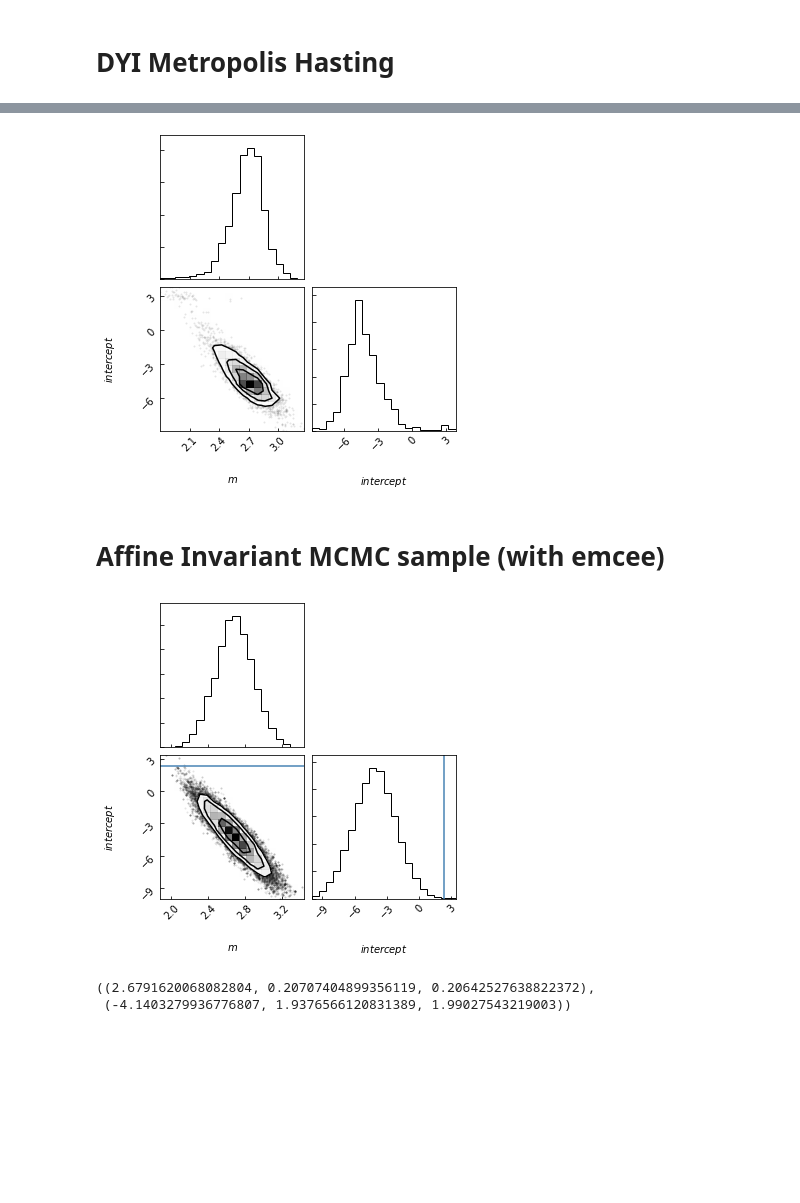
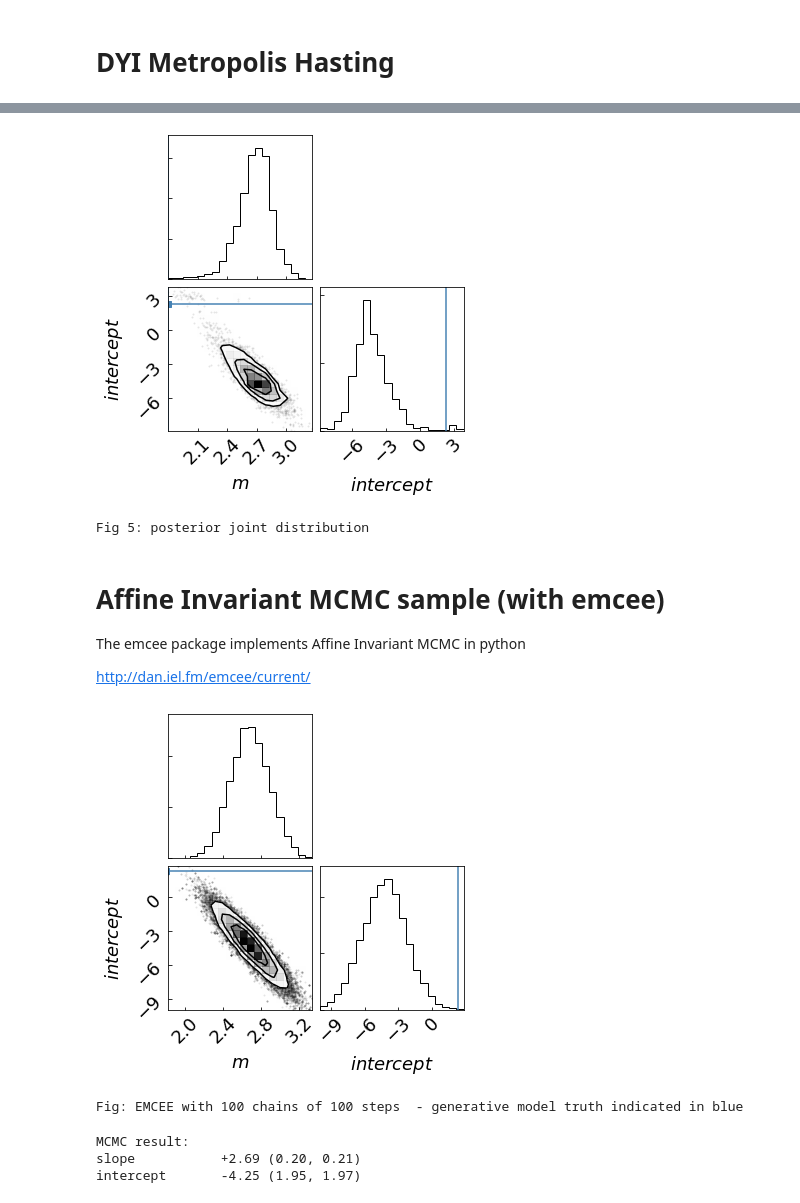
Before and after one commit to fedhere/MClectureCUSP17, a Jupyter notebook: DYI_MCMC.ipynb, the cells around one changed output, grey strips where cells are left out. Saved outputs shown, nothing was run; the diff lists cells and outputs as text; code cells hidden in the pictures; blank space fills up the shorter version.

```diff
--- a/DYI_MCMC.ipynb
+++ b/DYI_MCMC.ipynb
@@ -11,5 +14,6 @@ from scipy.stats import norm as spnorm
 %pylab inline
 
 pl.rcParams['figure.figsize']= (10,10)
+pl.rcParams['font.size'] = 18
 # %% [output]
 Populating the interactive namespace from numpy and matplotlib
@@ -99,4 +111,6 @@ p_proposal = np.exp(ln_proposal + prior_proposal)
 # %%
+N = 10000 #number of steps in my chain
+
 # move along the walk N = 100, 1000 steps
 np.random.seed(666)
 
@@ -121,7 +135,7 @@ prior_proposal = lnprior(proposal)
 p_current = np.exp(ln_current + prior_current)
 p_proposal = np.exp(ln_proposal + prior_proposal)
 
-for i in range(10000):
+for i in range(N):
 
     # calculate the proposal and the prior  and likelihood there
     proposal = spnorm(theta_current, proposal_width).rvs()
@@ -146,3 +160,7 @@ for i in range(10000):
 
             theta_current, ln_current, prior_current, p_current = proposal, ln_proposal, prior_proposal, p_proposal
             walk.append(proposal)
+m_mcmc = np.percentile(np.array(walk)[:,0], [50, 16, 84])
+b_mcmc = np.percentile(np.array(walk)[:,1], [50, 16, 84])
+mcmcRes = np.concatenate([m_mcmc, b_mcmc])
+print ("MCMC result:\nslope\t\t{0:+.2f} ({1:.2f}, {2:.2f})\nintercept\t{3:.2f} ({4:.2f}, {5:.2f})".format(*mcmcRes))
@@ -172,7 +199,15 @@ print (np.percentile(np.array(walk)[:,0], [50, 16, 84]),
 # %%
-fig = corner.corner(walk, labels=["$m$","$intercept$"])
+fig = corner.corner(walk, labels=["$m$","$intercept$"],
+                   truths=(m_true, b_true))
+pl.show()
+print ("Fig 5: posterior joint distribution - generative model truth indicated in blue")
 # %% [output]
-[figure, old version]
+[figure, new version]
+Fig 5: posterior joint distribution
 # %% [markdown]
 # Affine Invariant MCMC sample (with emcee)
+
+The emcee package implements Affine Invariant MCMC in python
+
+http://dan.iel.fm/emcee/current/
 # %%
@@ -182,25 +218,31 @@ def lnprob(theta, x, y, yerr):
         return -np.inf
     return lp + lnlike(theta, x, y, yerr)
 # %%
-ndim, nwalkers = 2, 100
+ndim, nwalkers, nsteps = 2, 100, 500
 pos = [np.array([m_true, b_true]) + 1e-4*np.random.randn(ndim) for i in range(nwalkers)]
 sampler = emcee.EnsembleSampler(nwalkers, ndim, lnprob, args=(x, y, yerr))
-sampler.run_mcmc(pos, 500);
+sampler.run_mcmc(pos, nsteps);
 # %%
 samples = sampler.chain[:, 150:, :].reshape((-1, ndim))
 fig = corner.corner(samples, labels=["$m$","$intercept$"],
                       truths=[m_true, b_true])
+pl.show()
+print ("Fig 6: EMCEE with {0:d} chains of {0:d} steps  ".format(nwalkers, nsteps) +
+       "- generative model truth indicated in blue")
 # %% [output]
-[figure, old version]
+[figure, new version]
+Fig: EMCEE with 100 chains of 100 steps  - generative model truth indicated in blue
 # %%
 m_mcmc, b_mcmc = map(lambda v: (v[1], v[2]-v[1], v[1]-v[0]),
                              zip(*np.percentile(samples, [16, 50, 84],
                                                 axis=0)))
-# %%
-m_mcmc, b_mcmc
-# %% [output]
-((2.6791620068082804, 0.20707404899356119, 0.20642527638822372),
- (-4.1403279936776807, 1.9376566120831389, 1.99027543219003))
+# %%
+mcmcRes = np.concatenate([m_mcmc, b_mcmc])
+print ("MCMC result:\nslope\t\t{0:+.2f} ({1:.2f}, {2:.2f})\nintercept\t{3:.2f} ({4:.2f}, {5:.2f})".format(*mcmcRes))
+# %% [output]
+MCMC result:
+slope           +2.69 (0.20, 0.21)
+intercept       -4.25 (1.95, 1.97)
 # %%
 ax = pl.figure(figsize=(10,5)).add_subplot(111)
 ax.set_ylabel('y')
```
Also changed, not shown: parts of 24 cells of this notebook.
